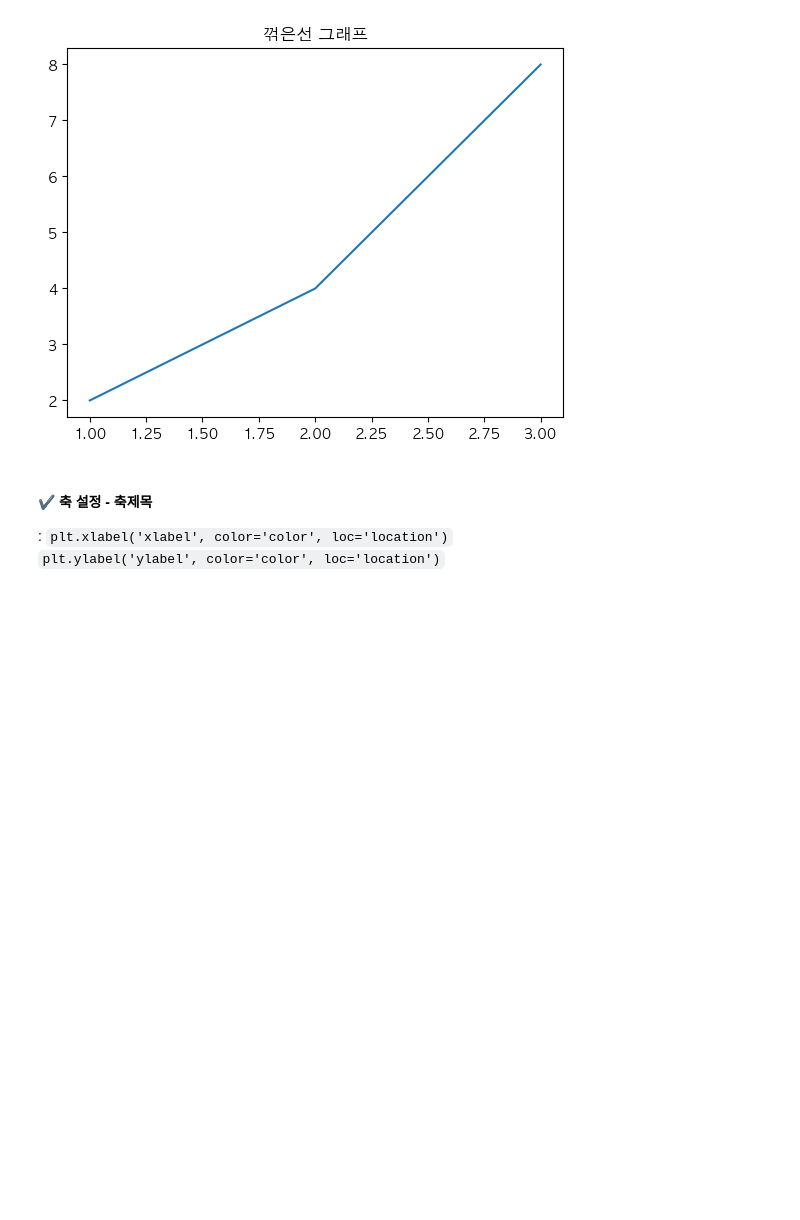
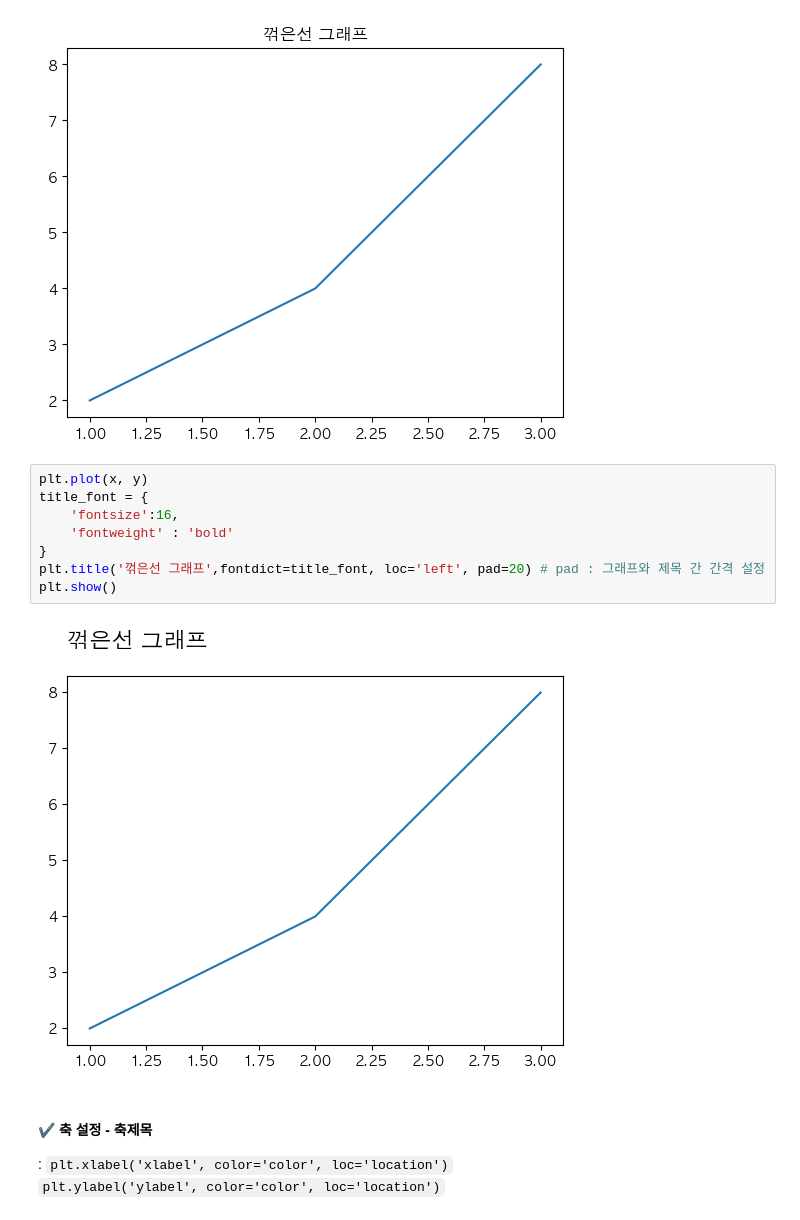
Before and after one commit to HeeJu-XiJu/Pandas, a Jupyter notebook: 16. 시각화 - matplotlib기본.ipynb, the cells around one changed output. Drawn from its saved outputs; the diff is of its cells as text; blank space fills up the shorter version.

```diff
--- a/16. 시각화 - matplotlib기본.ipynb
+++ b/16. 시각화 - matplotlib기본.ipynb
@@ -30,6 +34,16 @@ plt.title('꺾은선 그래프')
 plt.show()
 # %% [output]
 [figure]
+# %%
+plt.plot(x, y)
+title_font = {
+    'fontsize':16,
+    'fontweight' : 'bold'
+}
+plt.title('꺾은선 그래프',fontdict=title_font, loc='left', pad=20) # pad : 그래프와 제목 간 간격 설정
+plt.show()
+# %% [output]
+[figure, added]
 # %% [markdown]
 #### ✔️ 축 설정 - 축제목
 : `plt.xlabel('xlabel', color='color', loc='location')`\
```
Also changed, not shown: parts of 1 cell of this notebook.
